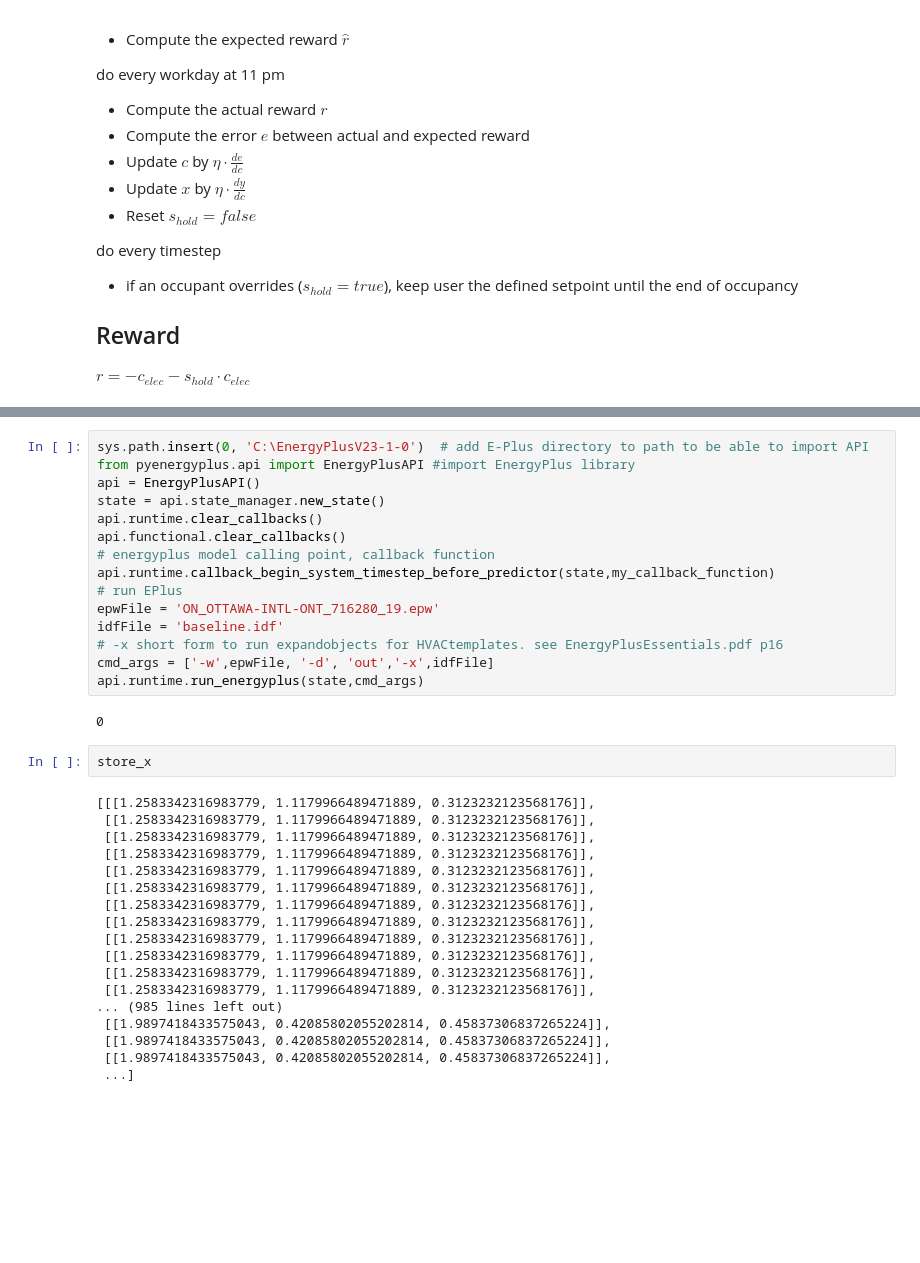
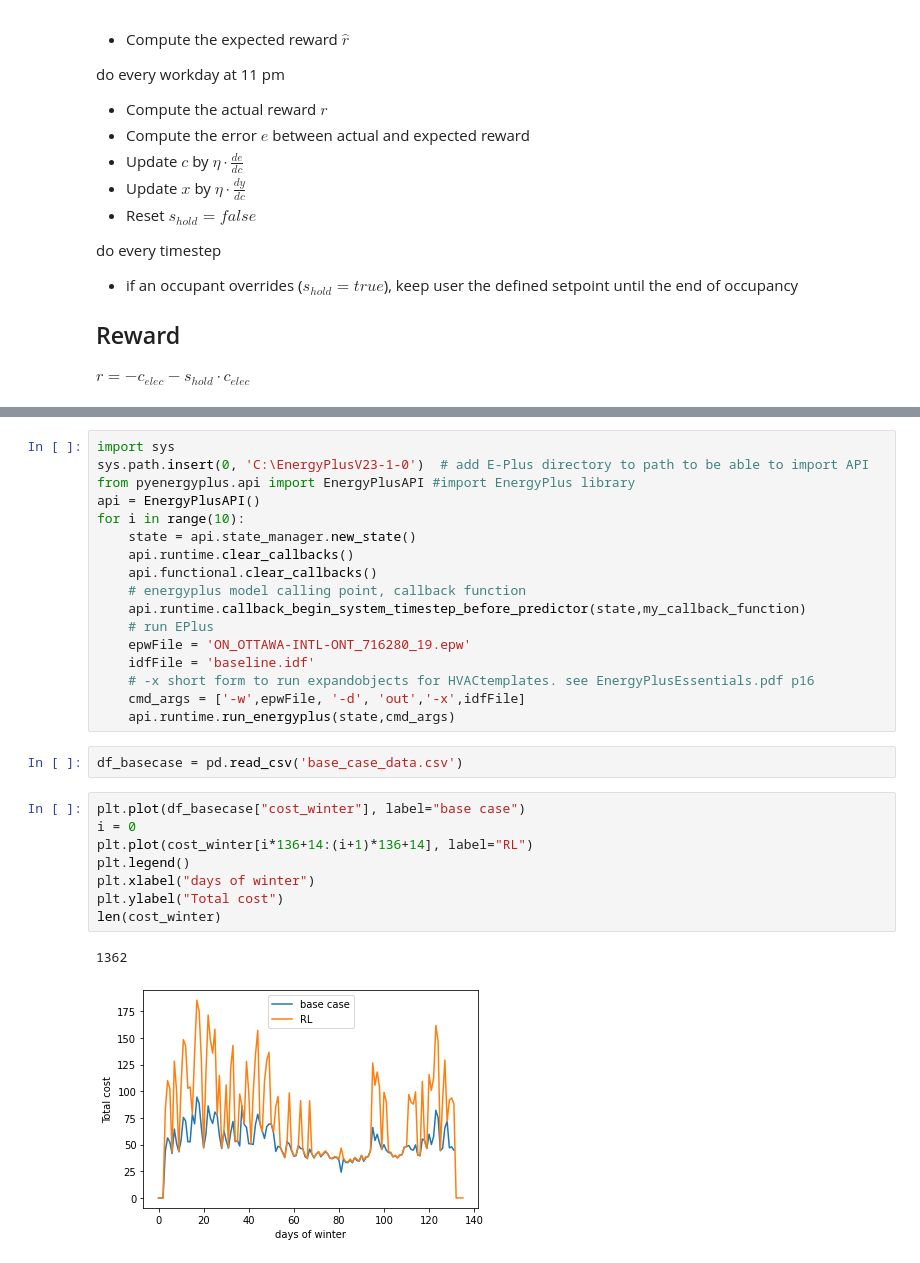
Before and after one commit to husseinelehwany/Direct_load_ctrl, a Jupyter notebook: RL/Python EMS - RL.ipynb, the cells around one changed output, grey strips where cells are left out. Saved outputs shown, nothing was run; the diff lists cells and outputs as text; blank space fills up the shorter version.

Commit message:
added hourly prices, several years loop and base case

```diff
--- a/RL/Python EMS - RL.ipynb
+++ b/RL/Python EMS - RL.ipynb
@@ -170,39 +192,32 @@ def my_callback_function(state):
         store_x.append(x)
         store_y.append(y)
 # %%
+import sys
 sys.path.insert(0, 'C:\EnergyPlusV23-1-0')  # add E-Plus directory to path to be able to import API
 from pyenergyplus.api import EnergyPlusAPI #import EnergyPlus library
 api = EnergyPlusAPI()
-state = api.state_manager.new_state()
-api.runtime.clear_callbacks()
-api.functional.clear_callbacks()
-# energyplus model calling point, callback function
-api.runtime.callback_begin_system_timestep_before_predictor(state,my_callback_function)
-# run EPlus
-epwFile = 'ON_OTTAWA-INTL-ONT_716280_19.epw'
-idfFile = 'baseline.idf'
-# -x short form to run expandobjects for HVACtemplates. see EnergyPlusEssentials.pdf p16
-cmd_args = ['-w',epwFile, '-d', 'out','-x',idfFile]
-api.runtime.run_energyplus(state,cmd_args)
+for i in range(10):
+    state = api.state_manager.new_state()
+    api.runtime.clear_callbacks()
+    api.functional.clear_callbacks()
+    # energyplus model calling point, callback function
+    api.runtime.callback_begin_system_timestep_before_predictor(state,my_callback_function)
+    # run EPlus
+    epwFile = 'ON_OTTAWA-INTL-ONT_716280_19.epw'
+    idfFile = 'baseline.idf'
+    # -x short form to run expandobjects for HVACtemplates. see EnergyPlusEssentials.pdf p16
+    cmd_args = ['-w',epwFile, '-d', 'out','-x',idfFile]
+    api.runtime.run_energyplus(state,cmd_args)
-# %% [output]
-0
+# %%
+df_basecase = pd.read_csv('base_case_data.csv')
 # %%
-store_x
+plt.plot(df_basecase["cost_winter"], label="base case")
+i = 0
+plt.plot(cost_winter[i*136+14:(i+1)*136+14], label="RL")
+plt.legend()
+plt.xlabel("days of winter")
+plt.ylabel("Total cost")
+len(cost_winter)
 # %% [output]
-[[[1.2583342316983779, 1.1179966489471889, 0.3123232123568176]],
- [[1.2583342316983779, 1.1179966489471889, 0.3123232123568176]],
- [[1.2583342316983779, 1.1179966489471889, 0.3123232123568176]],
- [[1.2583342316983779, 1.1179966489471889, 0.3123232123568176]],
- [[1.2583342316983779, 1.1179966489471889, 0.3123232123568176]],
- [[1.2583342316983779, 1.1179966489471889, 0.3123232123568176]],
- [[1.2583342316983779, 1.1179966489471889, 0.3123232123568176]],
- [[1.2583342316983779, 1.1179966489471889, 0.3123232123568176]],
- [[1.2583342316983779, 1.1179966489471889, 0.3123232123568176]],
- [[1.2583342316983779, 1.1179966489471889, 0.3123232123568176]],
- [[1.2583342316983779, 1.1179966489471889, 0.3123232123568176]],
- [[1.2583342316983779, 1.1179966489471889, 0.3123232123568176]],
-... (985 lines left out)
- [[1.9897418433575043, 0.42085802055202814, 0.45837306837265224]],
- [[1.9897418433575043, 0.42085802055202814, 0.45837306837265224]],
- [[1.9897418433575043, 0.42085802055202814, 0.45837306837265224]],
- ...]
+1362
+[figure, added]
```
Also changed, not shown: parts of 5 cells of this notebook, 2 other files.
